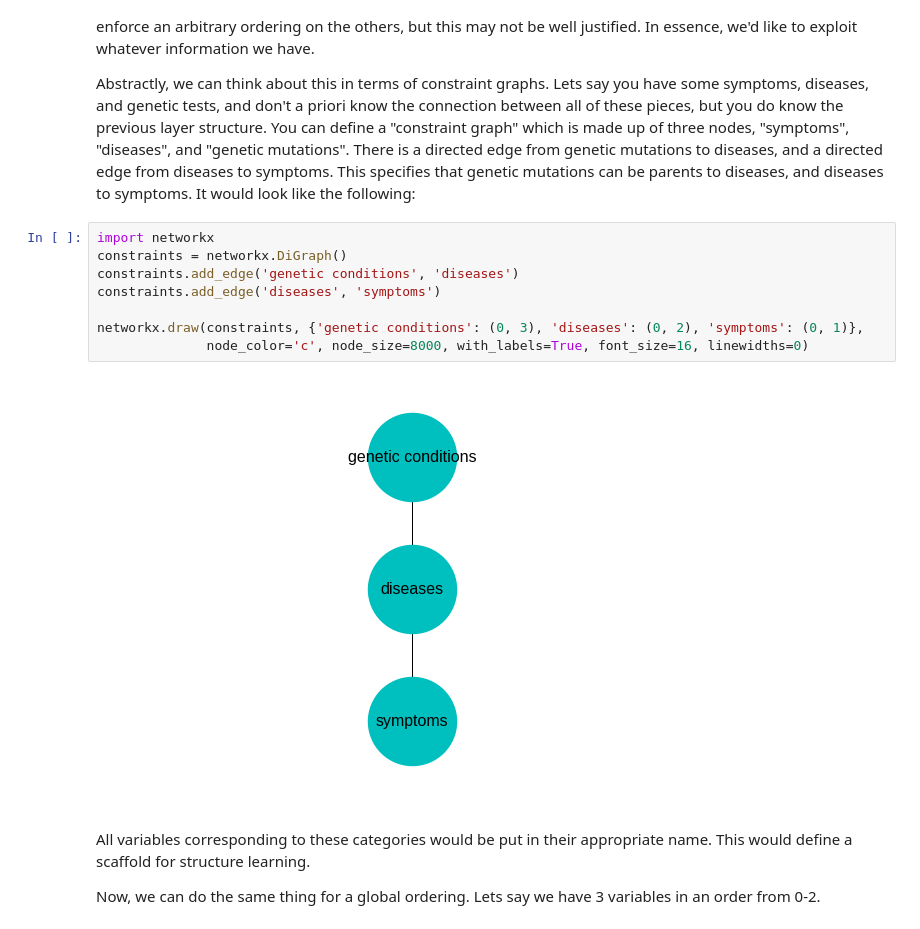
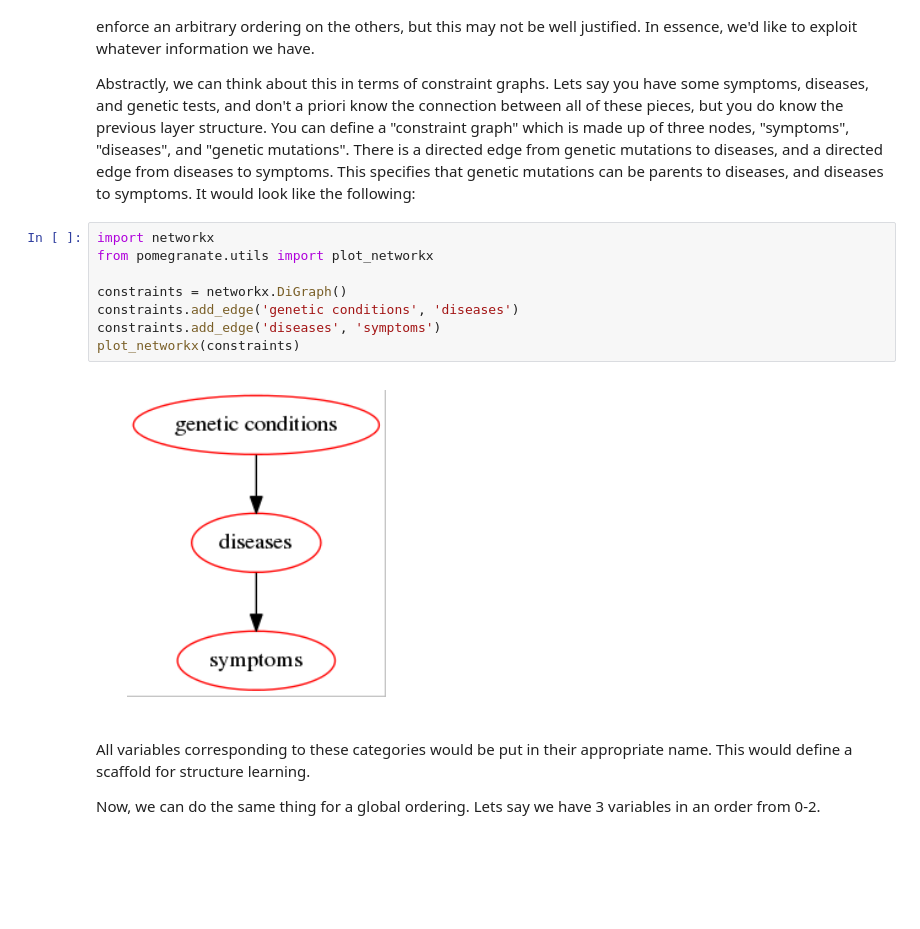
Before and after one commit to jmschrei/pomegranate, a Jupyter notebook: tutorials/Tutorial_4b_Bayesian_Network_Structure_Learning.ipynb, the cells around one changed output. Cells and saved outputs as stored; diff of their text form; blank space fills up the shorter version.

```diff
--- a/tutorials/Tutorial_4b_Bayesian_Network_Structure_Learning.ipynb
+++ b/tutorials/Tutorial_4b_Bayesian_Network_Structure_Learning.ipynb
@@ -244,14 +331,14 @@ Now, sometimes we know ~some things~ about the structure of the variables, but n
 Abstractly, we can think about this in terms of constraint graphs. Lets say you have some symptoms, diseases, and genetic tests, and don't a priori know the connection between all of these pieces, but you do know the previous layer structure. You can define a "constraint graph" which is made up of three nodes, "symptoms", "diseases", and "genetic mutations". There is a directed edge from genetic mutations to diseases, and a directed edge from diseases to symptoms. This specifies that genetic mutations can be parents to diseases, and diseases to symptoms. It would look like the following:
 # %%
 import networkx
+from pomegranate.utils import plot_networkx
+
 constraints = networkx.DiGraph()
 constraints.add_edge('genetic conditions', 'diseases')
 constraints.add_edge('diseases', 'symptoms')
-
-networkx.draw(constraints, {'genetic conditions': (0, 3), 'diseases': (0, 2), 'symptoms': (0, 1)},
-              node_color='c', node_size=8000, with_labels=True, font_size=16, linewidths=0)
+plot_networkx(constraints)
 # %% [output]
-[figure, old version]
+[figure, new version]
 # %% [markdown]
 All variables corresponding to these categories would be put in their appropriate name. This would define a scaffold for structure learning.
 
```
Also changed, not shown: parts of 28 cells of this notebook, 3 other files.
